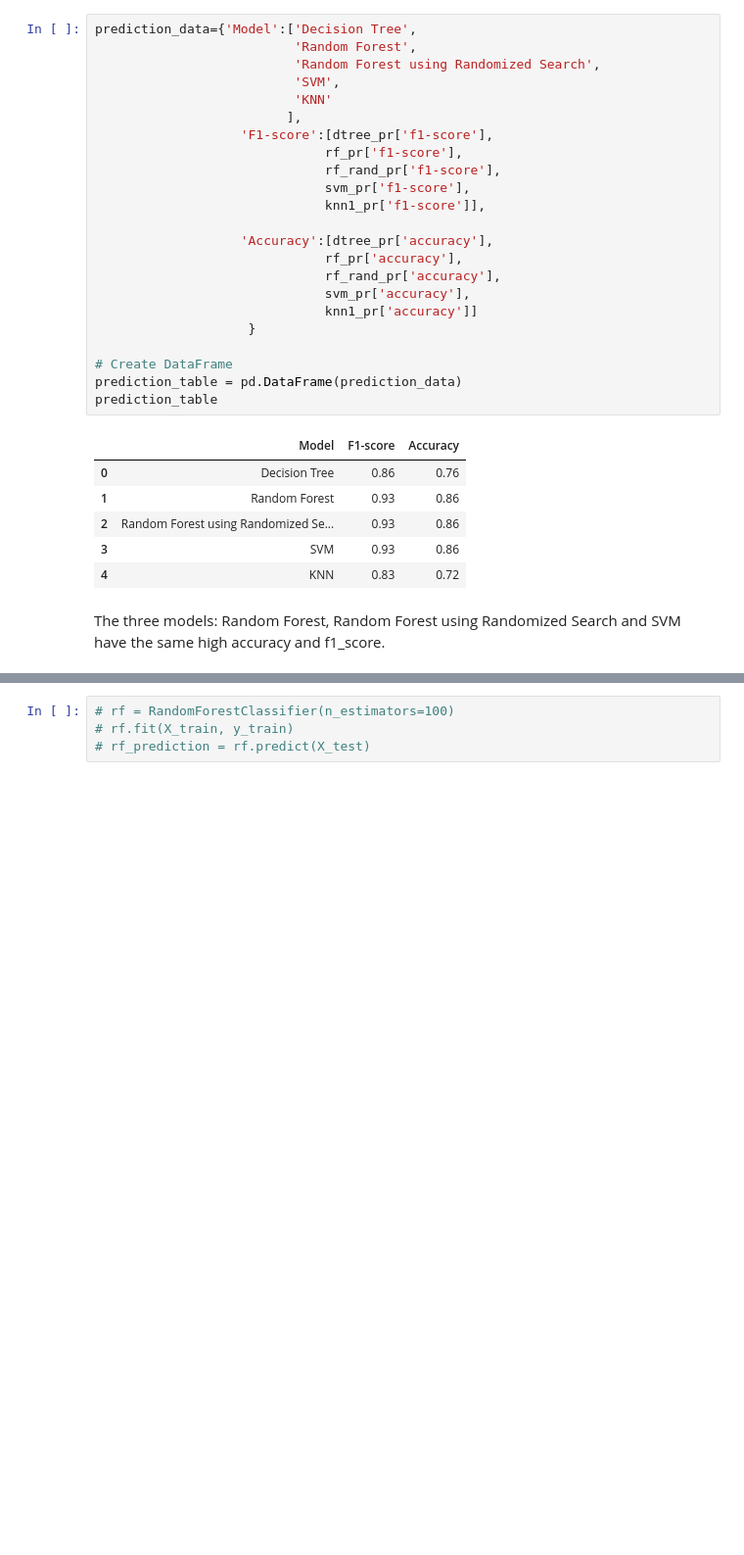
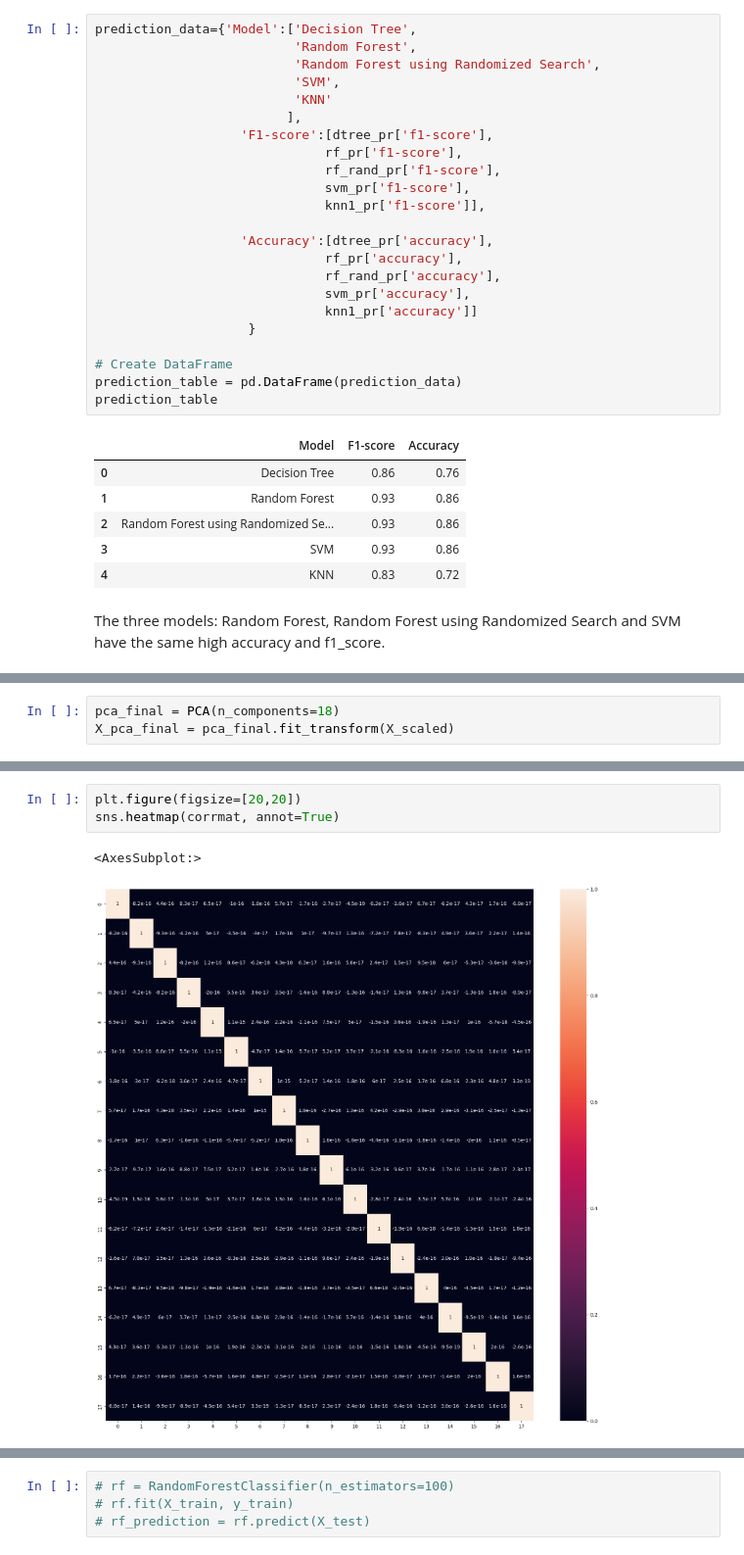
Before and after one commit to bartekwphd/Project_LC, a Jupyter notebook: Project part 4 - Modeling.ipynb, the cells around one changed output, grey strips where cells are left out. Shown at 98% size. Cells and saved outputs as stored; diff of their text form; blank space fills up the shorter version.

```diff
--- a/Project part 4 - Modeling.ipynb
+++ b/Project part 4 - Modeling.ipynb
@@ -570,0 +666,3 @@ The three models: Random Forest, Random Forest using Randomized Search and SVM h
+# %%
+pca_final = PCA(n_components=18)
+X_pca_final = pca_final.fit_transform(X_scaled)
@@ -570,0 +680,6 @@ The three models: Random Forest, Random Forest using Randomized Search and SVM h
+# %%
+plt.figure(figsize=[20,20])
+sns.heatmap(corrmat, annot=True)
+# %% [output]
+<AxesSubplot:>
+[figure, added]
```
Also changed, not shown: parts of 32 cells of this notebook.
